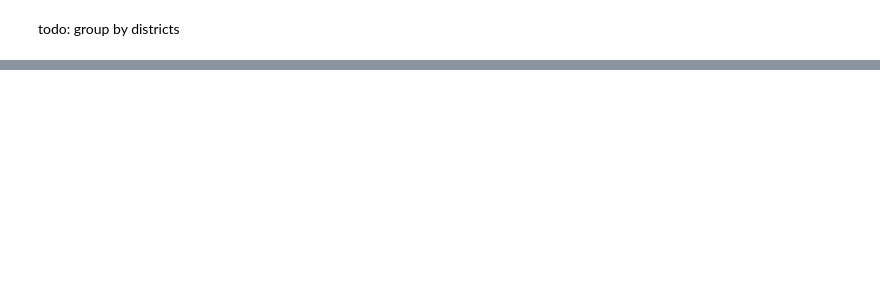
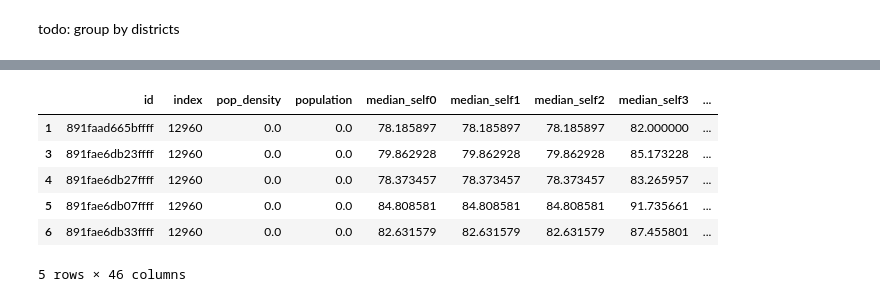
Before and after one commit to Chwiggy/thesis_analysis, a Jupyter notebook: travel_times.ipynb, the cells around one changed output, grey strips where cells are left out. Saved outputs shown, nothing was run; the diff lists cells and outputs as text; code cells hidden in the pictures; blank space fills up the shorter version.

```diff
--- a/travel_times.ipynb
+++ b/travel_times.ipynb
@@ -33,0 +46,12 @@ todo: group by districts
+# %%
+cells_by_borough = hd.sjoin(boroughs, how="left")
+cells_by_borough.dropna(inplace=True)
+cells_by_borough.head()
+# %% [output]
+|  | id | index | pop_density | population | median_self0 | median_self1 | median_self2 | median_self3 | ... |
+| 1 | 891faad665bffff | 12960 | 0.0 | 0.0 | 78.185897 | 78.185897 | 78.185897 | 82.000000 | ... |
+| 3 | 891fae6db23ffff | 12960 | 0.0 | 0.0 | 79.862928 | 79.862928 | 79.862928 | 85.173228 | ... |
+| 4 | 891fae6db27ffff | 12960 | 0.0 | 0.0 | 78.373457 | 78.373457 | 78.373457 | 83.265957 | ... |
+| 5 | 891fae6db07ffff | 12960 | 0.0 | 0.0 | 84.808581 | 84.808581 | 84.808581 | 91.735661 | ... |
+| 6 | 891fae6db33ffff | 12960 | 0.0 | 0.0 | 82.631579 | 82.631579 | 82.631579 | 87.455801 | ... |
+5 rows × 46 columns
```
Also changed, not shown: parts of 6 cells of this notebook, 1 other file.
